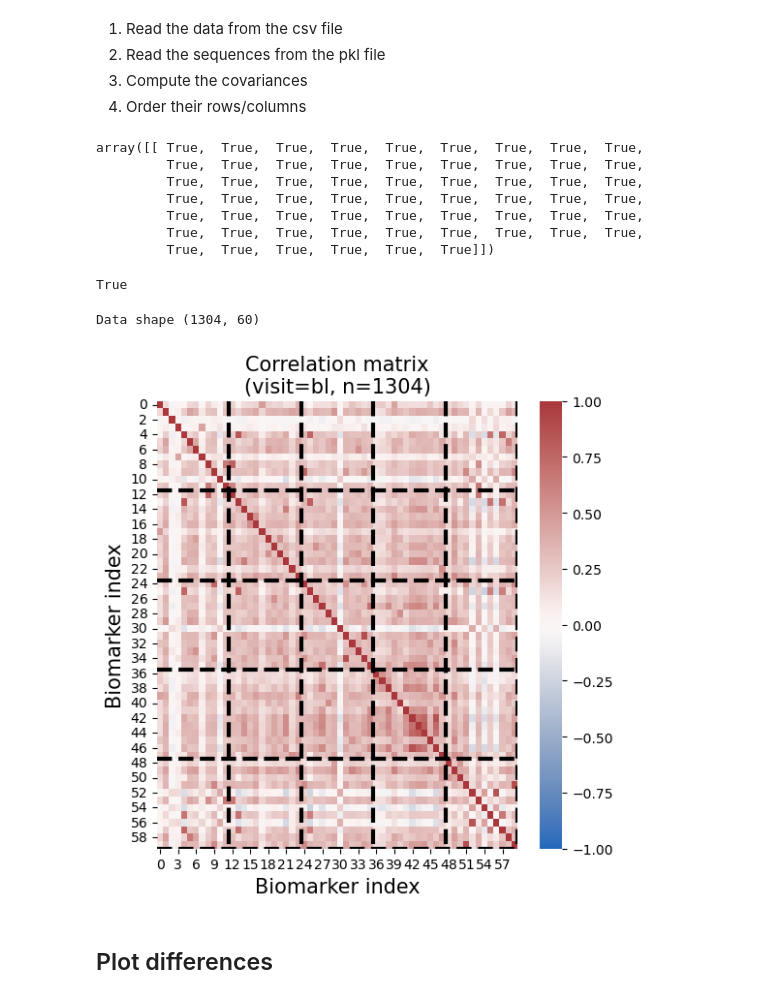
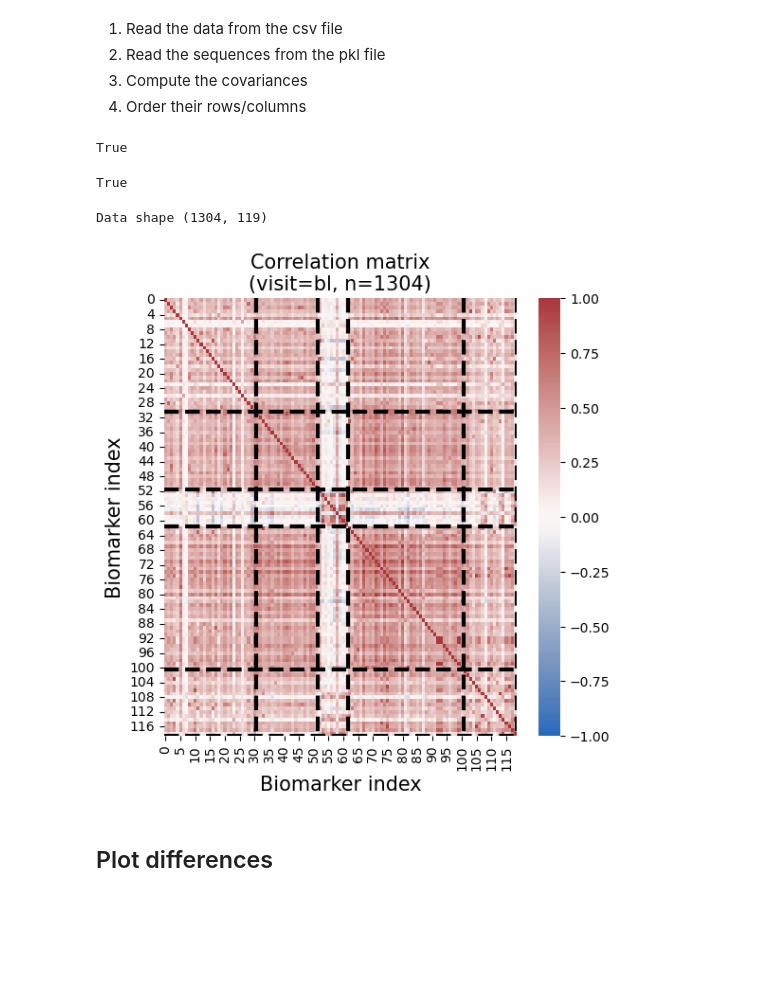
Before and after one commit to pathology-dynamics/s-SuStaIn, a Jupyter notebook: notebooks/covar_analysis.ipynb, the cells around one changed output. Drawn from its saved outputs; the diff is of its cells as text; code cells hidden in the pictures; blank space fills up the shorter version.

Commit message:
covar analysis (master branch)

```diff
--- a/notebooks/covar_analysis.ipynb
+++ b/notebooks/covar_analysis.ipynb
@@ -53,19 +53,19 @@ assert bm_names == all_df.columns.tolist()[:k]
 # %%
 # Set the columns which have to be excluded/included in the analysis.
 # if all columns are to be included, set exclude_idx to empty list
-exclude_idx = [21,  71,  22,  19, 111,  64,  96,  44,  90,  50,  80,  57,   9,
-            77,  33, 113,  76,  98, 105,  79,  41,   4,  87, 107, 114,  20,
-             2, 110,  84,  23,  58,   1,  60,  56,  10,  94,  49,  74,   0,
-            92,  91,  18,  61,  43,  45, 108,  78, 118,  62,   8,   5,  46,
-             3,  47,  48,  53,  42, 112,  73]
-# exclude_idx = []
+# exclude_idx = [21,  71,  22,  19, 111,  64,  96,  44,  90,  50,  80,  57,   9,
+#             77,  33, 113,  76,  98, 105,  79,  41,   4,  87, 107, 114,  20,
+#              2, 110,  84,  23,  58,   1,  60,  56,  10,  94,  49,  74,   0,
+#             92,  91,  18,  61,  43,  45, 108,  78, 118,  62,   8,   5,  46,
+#              3,  47,  48,  53,  42, 112,  73]
+exclude_idx = []
 select_cols = [_ for _ in range(k) if _ not in exclude_idx]
 X_all = all_df.iloc[:,select_cols]
 X_all = X_all.values
 y = all_df["DX"].map({"Dementia":1, "CN":0, "MCI":2})
 # %%
 # Read the pickled file
-pickle_path = "/nethome/rtandon32/ebm/s-SuStain-outputs/sim_tadpole14_mixture_GMM/pickle_files/sim_tadpole14_subtype0.pickle"
+pickle_path = "/nethome/rtandon32/ebm/s-SuStain-outputs/sim_tadpole15_mixture_GMM/pickle_files/sim_tadpole15_subtype0.pickle"
 with open(pickle_path, "rb") as input_file:
     pkl = pickle.load(input_file)
 # %%
@@ -77,14 +77,14 @@ L_no_all = process_L(L_no_all)
 L_yes_all = process_L(L_yes_all)
 # %%
 # Create the SuStaIn object for the sEBM model
-stage_sizes = [12,12,12,12,12]
+stage_sizes = [24,24,24,24,23]
 N_startpoints           = 25
 N_S_max                 = 3
 rep = 20
 N_iterations_MCMC_init = int(2e4)
 N_iterations_MCMC       = int(5e5)  #Generally recommend either 1e5 or 1e6 (the latter may be slow though) in practice
 n_stages = 5
-min_clust_size = 2
+min_clust_size = 10
 p_absorb = 0.3
 N_em = 100
 SuStaInLabels = [bm_names[i] for i in select_cols]
@@ -120,22 +120,16 @@ prob_subtype_stage_all,_ = sustain.subtype_and_stage_individuals(sustainData_all
 all_df["subtype"] = ml_subtype_all
 all_df["stage"] = ml_stage_all
 # %%
-samples_sequence.reshape(-1) == sustain._flatten_sequence(pkl["ml_sequence_EM"])
+(samples_sequence.reshape(-1) == sustain._flatten_sequence(pkl["ml_sequence_EM"])).all()
 # %% [output]
-array([[ True,  True,  True,  True,  True,  True,  True,  True,  True,
-         True,  True,  True,  True,  True,  True,  True,  True,  True,
-         True,  True,  True,  True,  True,  True,  True,  True,  True,
-         True,  True,  True,  True,  True,  True,  True,  True,  True,
-         True,  True,  True,  True,  True,  True,  True,  True,  True,
-         True,  True,  True,  True,  True,  True,  True,  True,  True,
-         True,  True,  True,  True,  True,  True]])
+True
 # %%
 seq = sustain._flatten_sequence(pkl["ml_sequence_EM"])
 sort_idx = np.argsort(pkl["ml_f_EM"])[::-1]
 seq = seq[sort_idx]
 shape_seq = pkl["shape_seq"][sort_idx]
 # %%
-figsave_path = "/nethome/rtandon32/ebm/s-SuStain-outputs/data_dump/figures2/master_branch/"
+figsave_path = "/nethome/rtandon32/ebm/s-SuStain-outputs/data_dump/correlation_analysis/master_branch/tadpole_15/"
 # %%
 df_cnad.columns.tolist()[:k] == all_df.columns.tolist()[:k]
 # %% [output]
@@ -143,24 +137,24 @@ True
 # %%
 fig, ax = plt.subplots(figsize=(6,6))
 subtype = 0
 viscode = "bl"
 f_df = all_df[all_df["VISCODE"]==viscode]
 dx_list = ["CN", "MCI", "Dementia"]
 f_df = f_df[f_df["DX"].isin(dx_list)]
 X_bl = f_df.iloc[:,select_cols].values[:,seq[subtype]]
 cov_bl = np.corrcoef(X_bl.T)
 cmap = sns.color_palette("vlag", as_cmap=True)
 print("Data shape", X_bl.shape)
-sns.heatmap(cov_bl, vmin=-1, vmax=1, center=0, cmap=cmap, ax=ax, square=False)
+sns.heatmap(cov_bl, vmin=-1.0, vmax=1.0, center=0, cmap=cmap, ax=ax, square=False)
 ax.hlines(np.cumsum(pkl["shape_seq"]), 0, sum(pkl["shape_seq"][0]), color='k', linestyle="--", linewidth=3)
 ax.vlines(np.cumsum(pkl["shape_seq"]), 0, sum(pkl["shape_seq"][0]), color='k', linestyle="--", linewidth=3)
 ax.set_title("Correlation matrix\n(visit={}, n={})".format(viscode,X_bl.shape[0]), fontsize=15)
 ax.set_xlabel("Biomarker index", fontsize=15)
 ax.set_ylabel("Biomarker index", fontsize=15)
 fig.savefig(os.path.join(figsave_path, "subtype_{}_visit_{}.png".format(subtype,viscode)))
 # %% [output]
-Data shape (1304, 60)
+Data shape (1304, 119)
-[figure, old version]
+[figure, new version]
 # %% [markdown]
 ## Plot differences
 # %%
```
Also changed, not shown: parts of 1 cell of this notebook, 1 other file.
